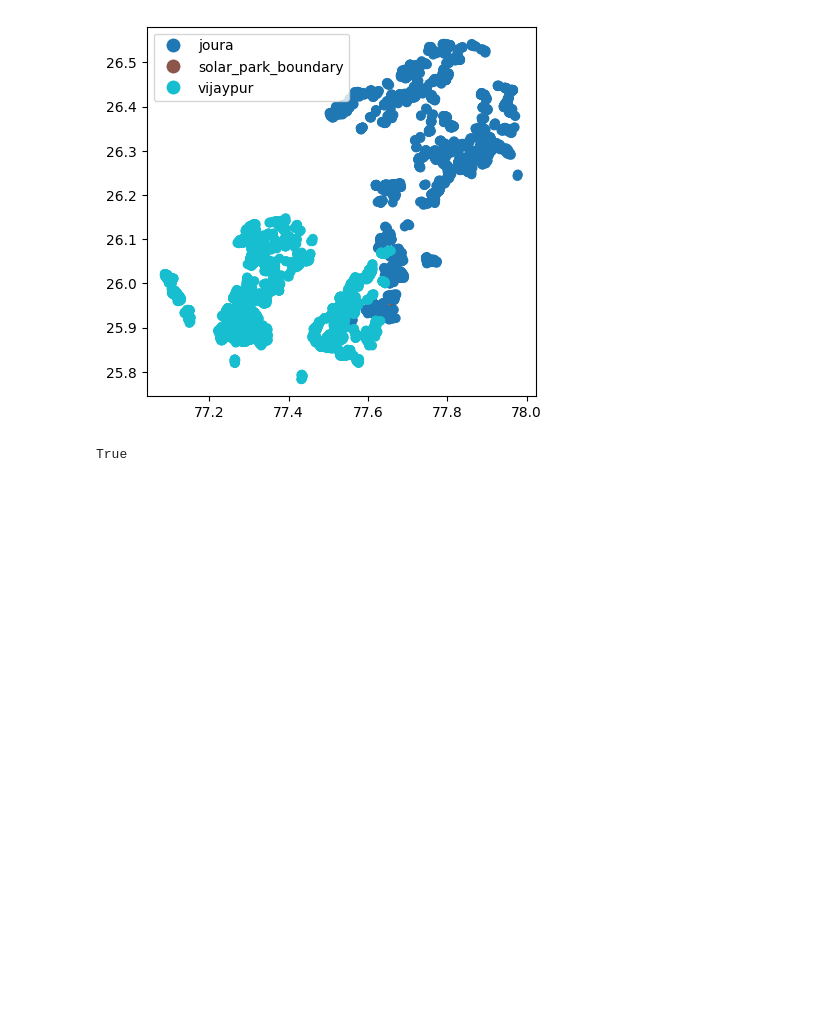
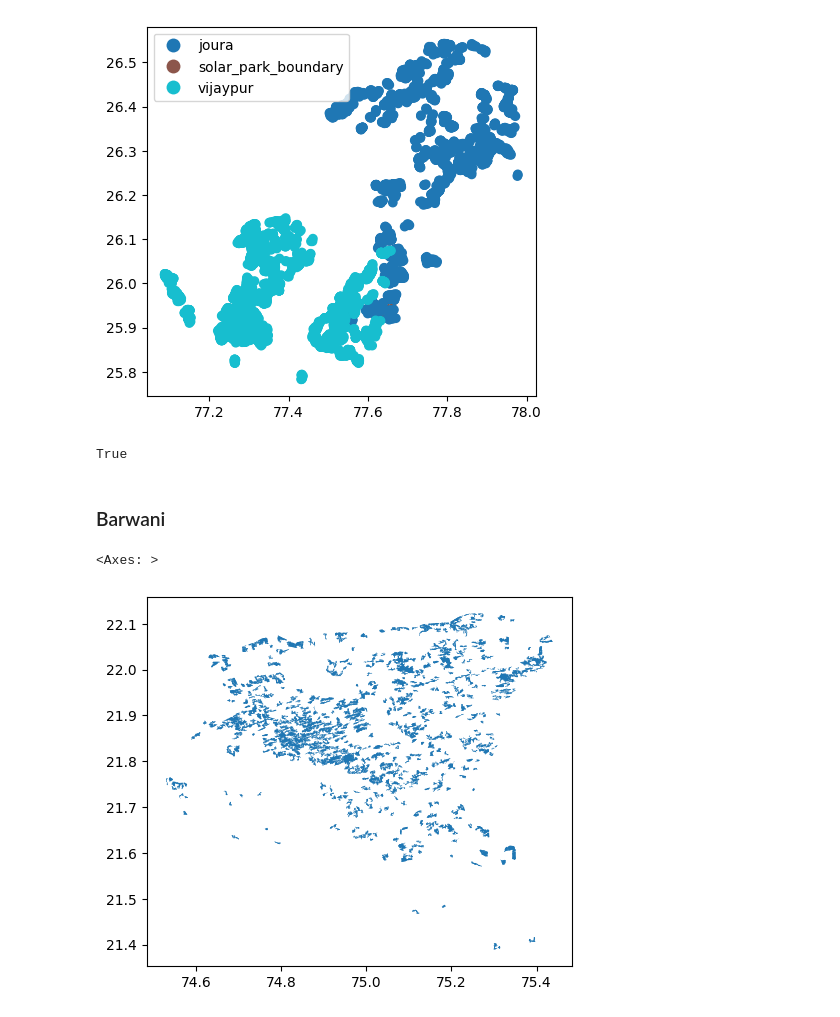
Before and after one commit to IDinsight/idinsight-solar-parks, a Jupyter notebook: notebooks/solar_parks_01_preprocessing.ipynb, the cells around one changed output. Drawn from its saved outputs; the diff is of its cells as text; code cells hidden in the pictures; blank space fills up the shorter version.

Commit message:
Add barwani khasra cleaning

```diff
--- a/notebooks/solar_parks_01_preprocessing.ipynb
+++ b/notebooks/solar_parks_01_preprocessing.ipynb
@@ -430,3 +430,24 @@ save_shapefiles(
     "morena_cleaned_khasras",
     formats=["kml", "parquet"],
 )
+# %% [markdown]
+### Barwani
+# %%
+raw_barwani_gdf = gpd.read_file(
+    RAW_DATA_DIR / "solar_park_shapefiles" / "Barwani Khasras" / "barwani_khasras.kml",
+    driver="KML",
+)
+# %%
+# remove z-dimension
+raw_barwani_gdf.geometry = raw_barwani_gdf.geometry.apply(
+    lambda x: shapely.wkb.loads(shapely.wkb.dumps(x, output_dimension=2))
+)
+# break up multi-polygons
+raw_barwani_gdf_split = raw_barwani_gdf.explode(column='geometry', ignore_index=True)
+# drop any single points or lines
+raw_barwani_gdf_split = raw_barwani_gdf_split[raw_barwani_gdf_split.geometry.type.isin(['Polygon', 'MultiPolygon'])]
+# %%
+raw_barwani_gdf_split.plot()
+# %% [output]
+<Axes: >
+[figure, added]
```
Also changed, not shown: parts of 13 cells of this notebook.
